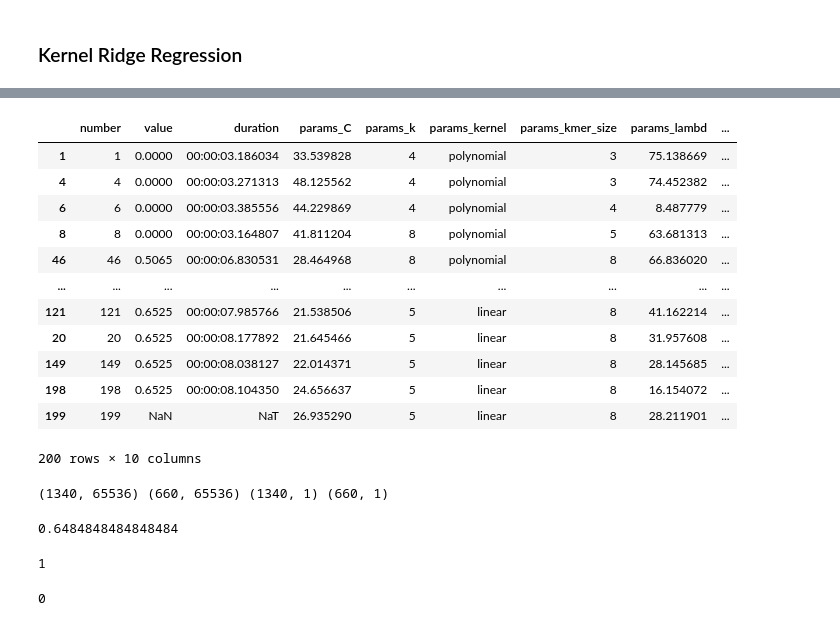
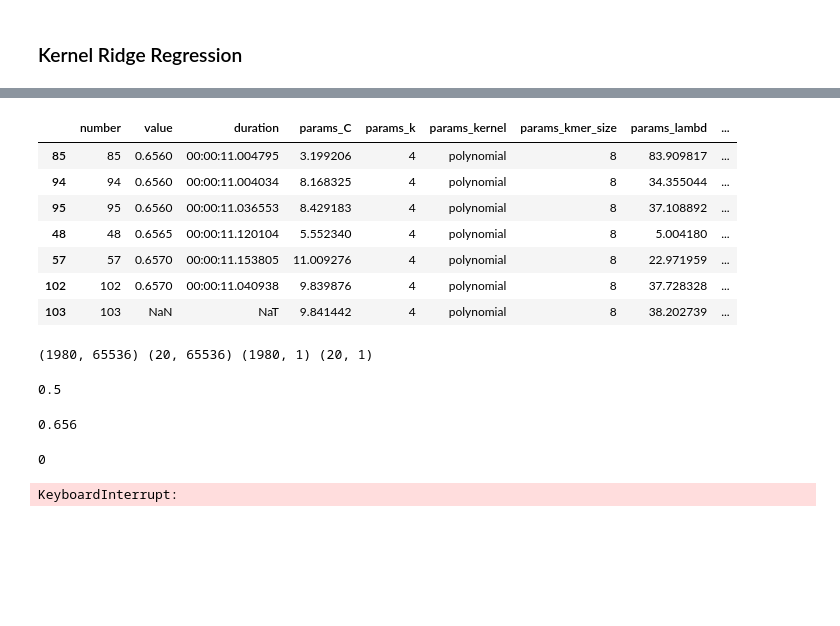
Before and after one commit to IsraelAbebe/kernel-ammi-kaggle-Team-IS, a Jupyter notebook: final.ipynb, the cells around one changed output, grey strips where cells are left out. Drawn from its saved outputs; the diff is of its cells as text; code cells hidden in the pictures; blank space fills up the shorter version.

```diff
--- a/final.ipynb
+++ b/final.ipynb
@@ -653,33 +665,30 @@ KeyboardInterrupt:
 # %%
 df = study.trials_dataframe().drop(['state','datetime_start','datetime_complete'], axis=1)
-df.sort_values(by=['value'])
+df.sort_values(by=['value']).tail(7)
 # %% [output]
 |  | number | value | duration | params_C | params_k | params_kernel | params_kmer_size | params_lambd | ... |
-| 1 | 1 | 0.0000 | 00:00:03.186034 | 33.539828 | 4 | polynomial | 3 | 75.138669 | ... |
-| 4 | 4 | 0.0000 | 00:00:03.271313 | 48.125562 | 4 | polynomial | 3 | 74.452382 | ... |
-| 6 | 6 | 0.0000 | 00:00:03.385556 | 44.229869 | 4 | polynomial | 4 | 8.487779 | ... |
-| 8 | 8 | 0.0000 | 00:00:03.164807 | 41.811204 | 8 | polynomial | 5 | 63.681313 | ... |
-| 46 | 46 | 0.5065 | 00:00:06.830531 | 28.464968 | 8 | polynomial | 8 | 66.836020 | ... |
-| ... | ... | ... | ... | ... | ... | ... | ... | ... | ... |
-| 121 | 121 | 0.6525 | 00:00:07.985766 | 21.538506 | 5 | linear | 8 | 41.162214 | ... |
-| 20 | 20 | 0.6525 | 00:00:08.177892 | 21.645466 | 5 | linear | 8 | 31.957608 | ... |
-| 149 | 149 | 0.6525 | 00:00:08.038127 | 22.014371 | 5 | linear | 8 | 28.145685 | ... |
-| 198 | 198 | 0.6525 | 00:00:08.104350 | 24.656637 | 5 | linear | 8 | 16.154072 | ... |
-| 199 | 199 | NaN | NaT | 26.935290 | 5 | linear | 8 | 28.211901 | ... |
+| 85 | 85 | 0.6560 | 00:00:11.004795 | 3.199206 | 4 | polynomial | 8 | 83.909817 | ... |
+| 94 | 94 | 0.6560 | 00:00:11.004034 | 8.168325 | 4 | polynomial | 8 | 34.355044 | ... |
+| 95 | 95 | 0.6560 | 00:00:11.036553 | 8.429183 | 4 | polynomial | 8 | 37.108892 | ... |
+| 48 | 48 | 0.6565 | 00:00:11.120104 | 5.552340 | 4 | polynomial | 8 | 5.004180 | ... |
+| 57 | 57 | 0.6570 | 00:00:11.153805 | 11.009276 | 4 | polynomial | 8 | 22.971959 | ... |
+| 102 | 102 | 0.6570 | 00:00:11.040938 | 9.839876 | 4 | polynomial | 8 | 37.728328 | ... |
+| 103 | 103 | NaN | NaT | 9.841442 | 4 | polynomial | 8 | 38.202739 | ... |
-200 rows × 10 columns
 # %%
 
-X_train, X_test, y_train, y_test  = get_train_test(get_data(8)[:2000,:],get_label(type=-1).reshape(-1,1),p=0.33)
+X_train, X_test, y_train, y_test  = get_train_test(get_data(8)[:2000,:],get_label(type=-1).reshape(-1,1),p=0.01)
 
 
-kernel = 'linear'
-power = 4
-sigma = 0.00000001
-C = 2
-model = KernelSVM(C=C, kernel=kernel, sigma=sigma, power=power)
-y_pred = model.fit(X_train, y_train.flatten()).predict(X_test)
+kernel = 'rbf'
+power = 3
+sigma = 12.217523
+C = 9.839876
+lambd = 38.202739
+model = KernelSVM(C=C, kernel=kernel, sigma=sigma,lambd=lambd, power=power)
+model.fit(X_train, y_train.flatten())
+y_pred = model.predict(X_test)
 
 sum(y_pred.flatten()==y_test.flatten())/len(y_test.flatten())
 # %% [output]
-(1340, 65536) (660, 65536) (1340, 1) (660, 1)
+(1980, 65536) (20, 65536) (1980, 1) (20, 1)
-0.6484848484848484
+0.5
@@ -695,9 +695,14 @@ def string_kernel(s, t, k=3, delta=0):
-# %%
-s = "ATTTAGCCACA"
-t = "TTTAGGCCGAT"
-string_kernel(s, t, k=3, delta=0)
-# %% [output]
-1
+# %%
+cross_validate(get_data(8)[:2000,:],get_label(type=-1),
+               model_name='KernelSVM',
+               kernel = 'rbf',
+               k=4,
+                power = 3,
+                sigma = 12.217523,
+                C = 9.839876,
+                lambd = 38.202739)
+# %% [output]
+0.656
 # %%
 def miss(s, t):
     """ Count the number of mismatches between two strings."""
@@ -714,10 +719,12 @@ string_kernel_mismatch(s,t)
 # %% [output]
 0
 # %%
-data = X_train_.seq.values
+data = get_data(8)[:2000,:]
 
 result = np.zeros((len(data),len(data)))
 
 for i in range(len(data)):
     for j in range(len(data)):
         result[i][j] = string_kernel_mismatch(data[i],data[j])
+# %% [output]
+KeyboardInterrupt:
```
Also changed, not shown: parts of 17 cells of this notebook.
